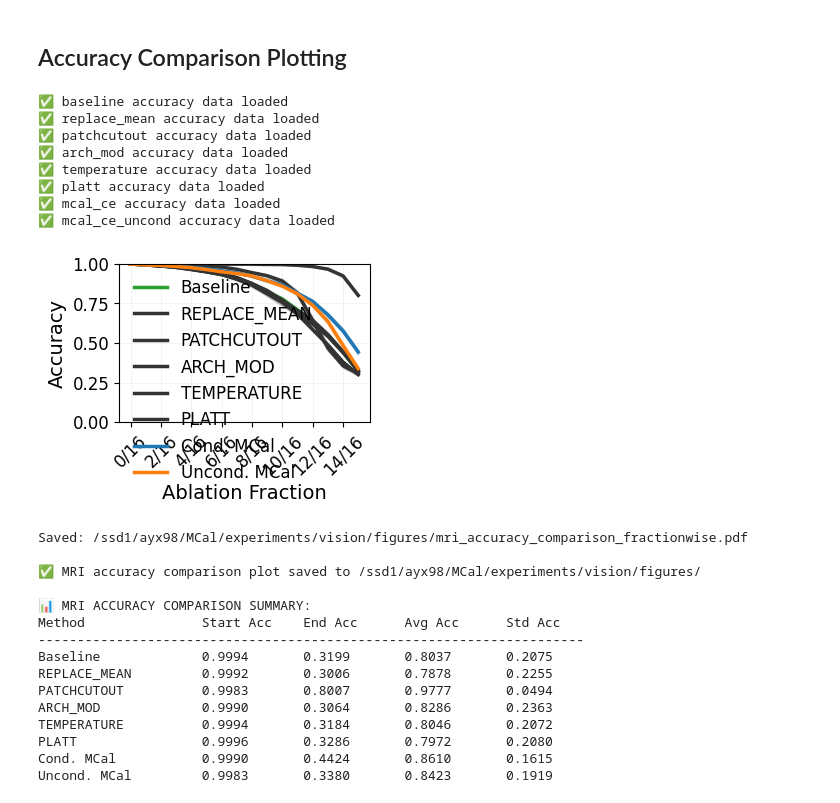
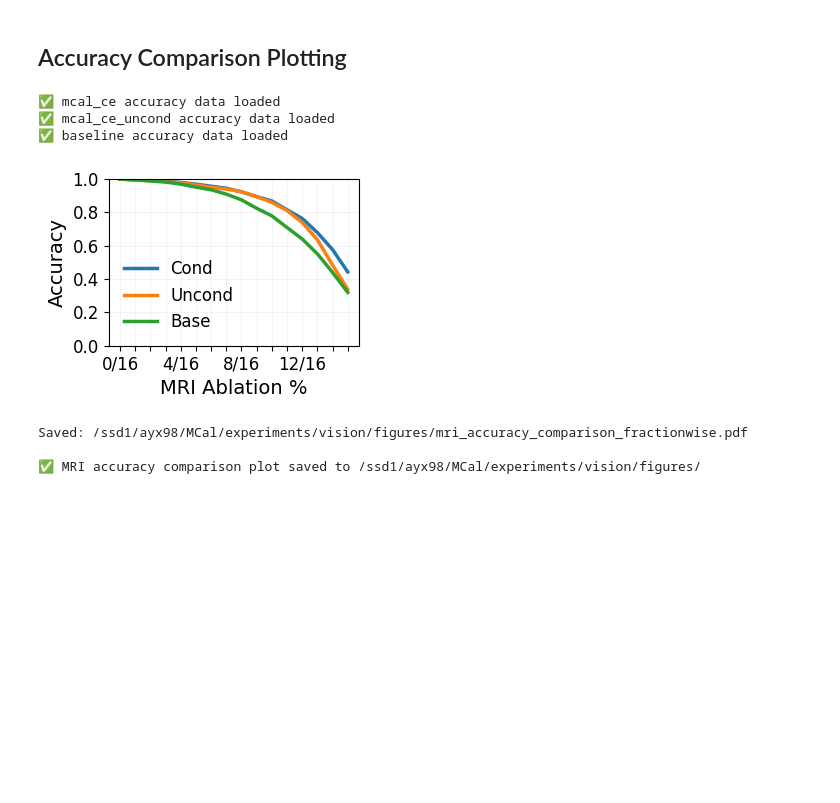
Before and after one commit to ShaileshSridhar2403/MCal, a Jupyter notebook: experiments/vision/plot_mri_fractionwise_kl.ipynb, the cells around one changed output. Drawn from its saved outputs; the diff is of its cells as text; code cells hidden in the pictures; blank space fills up the shorter version.

```diff
--- a/experiments/vision/plot_mri_fractionwise_kl.ipynb
+++ b/experiments/vision/plot_mri_fractionwise_kl.ipynb
@@ -16,7 +16,7 @@ matplotlib.rcParams['mathtext.fontset'] = 'cm'
 
 # Figure dimensions
 fig_width = 3.25  # inches per plot
-fig_height = 2.6  # inches per plot
+fig_height = 2.4  # inches per plot
 
 # Shared font/style settings
 LABEL_FONTSIZE = 14
@@ -390,20 +390,26 @@ Fraction  Ablation_Ratio  KL_Argmax_Mean  KL_Argmax_Std  KL_Prob_Mean  KL_Prob_S
 # %% [markdown]
 ## Accuracy Comparison Plotting
 # %%
-# Plot Accuracy Comparison between Methods
+# Plot Accuracy Comparison between Methods (mcal_ce, mcal_ce_uncond, baseline only)
 if 'results' in locals():
     # Ensure output directory exists
     output_dir = 'figures'
     os.makedirs(output_dir, exist_ok=True)
     abs_output_dir = Path(output_dir).absolute()
 
-    # Extract accuracy data for available methods
+    # Only plot these three methods
+    methods_to_plot = ['mcal_ce', 'mcal_ce_uncond', 'baseline']
+    colors = {'mcal_ce': '#1f77b4', 'mcal_ce_uncond': '#ff7f0e', 'baseline': '#2ca02c'}
+    labels = {'mcal_ce': 'Cond', 'mcal_ce_uncond': 'Uncond', 'baseline': 'Base'}
+
+    # Extract accuracy data for the three methods
     accuracy_data = {}
-    colors = {'mcal_ce': '#1f77b4', 'mcal_ce_uncond': '#ff7f0e', 'baseline': '#2ca02c'}
-    labels = {'mcal_ce': 'Cond. MCal', 'mcal_ce_uncond': 'Uncond. MCal', 'baseline': 'Baseline'}
 
-    # Check each method for accuracy data
-    for method, result in results.items():
+    for method in methods_to_plot:
+        if method not in results:
+            print(f"❌ {method} not found in results")
+            continue
+        result = results[method]
         if method == 'baseline':
             if 'fraction_wise_results' in result and 'mean_accuracy' in result['fraction_wise_results']:
                 accuracy_data[method] = {
@@ -420,76 +426,50 @@ if 'results' in locals():
                 print(f"✅ {method} accuracy data loaded")
 
     if accuracy_data:
         # Create accuracy comparison plot
         fig, ax = plt.subplots(1, 1, figsize=(fig_width, fig_height))
 
-        for method, data in accuracy_data.items():
-            color = colors.get(method, '#333333')
-            label = labels.get(method, method.upper())
+        for method in methods_to_plot:
+            if method not in accuracy_data:
+                continue
+            data = accuracy_data[method]
+            color = colors[method]
+            label = labels[method]
 
             ax.plot(fractions, data['mean_accuracy'], '-',
                    label=label, linewidth=LINEWIDTH, color=color)
-            ax.fill_between(fractions,
-                           data['mean_accuracy'] - data['std_accuracy'],
-                           data['mean_accuracy'] + data['std_accuracy'],
-                           alpha=BAND_ALPHA, color=color)
+            # ax.fill_between(fractions,
+            #                data['mean_accuracy'] - data['std_accuracy'],
+            #                data['mean_accuracy'] + data['std_accuracy'],
+            #                alpha=BAND_ALPHA, color=color)
 
-        ax.set_xlabel('Ablation Fraction', fontsize=LABEL_FONTSIZE)
+        ax.set_xlabel('MRI Ablation %', fontsize=LABEL_FONTSIZE)
         ax.set_ylabel('Accuracy', fontsize=LABEL_FONTSIZE)
         ax.set_ylim(0, 1)
         ax.legend(fontsize=LEGEND_FONTSIZE, loc='best', frameon=False)
         ax.grid(True, alpha=GRID_ALPHA, linewidth=0.5)
         ax.tick_params(axis='both', which='major', labelsize=TICK_LABELSIZE)
 
-        # Set x-axis ticks
-        tick_positions = np.arange(0, len(fractions), 2)
-        ax.set_xticks(fractions[tick_positions])
-        ax.set_xticklabels([fraction_labels[i] for i in tick_positions], rotation=45)
+        # Set x-axis ticks - show every 4th label to avoid clutter (16 fractions)
+        ax.set_xticks(fractions)
+        display_labels = [label if i % 4 == 0 else '' for i, label in enumerate(fraction_labels)]
+        ax.set_xticklabels(display_labels)
 
         plt.tight_layout(pad=TIGHT_PAD)
         plt.savefig(f'{output_dir}/mri_accuracy_comparison_fractionwise.pdf', dpi=300)
         plt.show()
         print(f"Saved: {abs_output_dir}/mri_accuracy_comparison_fractionwise.pdf")
 
         print(f"\n✅ MRI accuracy comparison plot saved to {abs_output_dir}/")
-
-        # Print accuracy summary statistics
-        print(f"\n📊 MRI ACCURACY COMPARISON SUMMARY:")
-        print(f"{'Method':<20} {'Start Acc':<12} {'End Acc':<12} {'Avg Acc':<12} {'Std Acc':<12}")
-        print("-" * 70)
-        for method, data in accuracy_data.items():
-            label = labels.get(method, method.upper())
-            print(f"{label:<20} {data['mean_accuracy'][0]:<12.4f} {data['mean_accuracy'][-1]:<12.4f} "
-                  f"{data['mean_accuracy'].mean():<12.4f} {data['mean_accuracy'].std():<12.4f}")
     else:
         print("❌ No accuracy data found for any methods")
-        print(f"Available methods: {list(results.keys())}")
-        for method, result in results.items():
-            print(f"  {method} keys: {list(result.keys())}")
 else:
     print("❌ No results data loaded")
 # %% [output]
-✅ baseline accuracy data loaded
-✅ replace_mean accuracy data loaded
-✅ patchcutout accuracy data loaded
-✅ arch_mod accuracy data loaded
-✅ temperature accuracy data loaded
-✅ platt accuracy data loaded
 ✅ mcal_ce accuracy data loaded
 ✅ mcal_ce_uncond accuracy data loaded
+✅ baseline accuracy data loaded
-[figure, old version]
+[figure, new version]
 Saved: /ssd1/ayx98/MCal/experiments/vision/figures/mri_accuracy_comparison_fractionwise.pdf
 
 ✅ MRI accuracy comparison plot saved to /ssd1/ayx98/MCal/experiments/vision/figures/
-
-📊 MRI ACCURACY COMPARISON SUMMARY:
-Method               Start Acc    End Acc      Avg Acc      Std Acc
-----------------------------------------------------------------------
-Baseline             0.9994       0.3199       0.8037       0.2075
-REPLACE_MEAN         0.9992       0.3006       0.7878       0.2255
-PATCHCUTOUT          0.9983       0.8007       0.9777       0.0494
-ARCH_MOD             0.9990       0.3064       0.8286       0.2363
-TEMPERATURE          0.9994       0.3184       0.8046       0.2072
-PLATT                0.9996       0.3286       0.7972       0.2080
-Cond. MCal           0.9990       0.4424       0.8610       0.1615
-Uncond. MCal         0.9983       0.3380       0.8423       0.1919
```
Also changed, not shown: parts of 1 cell of this notebook, 9 other files.
